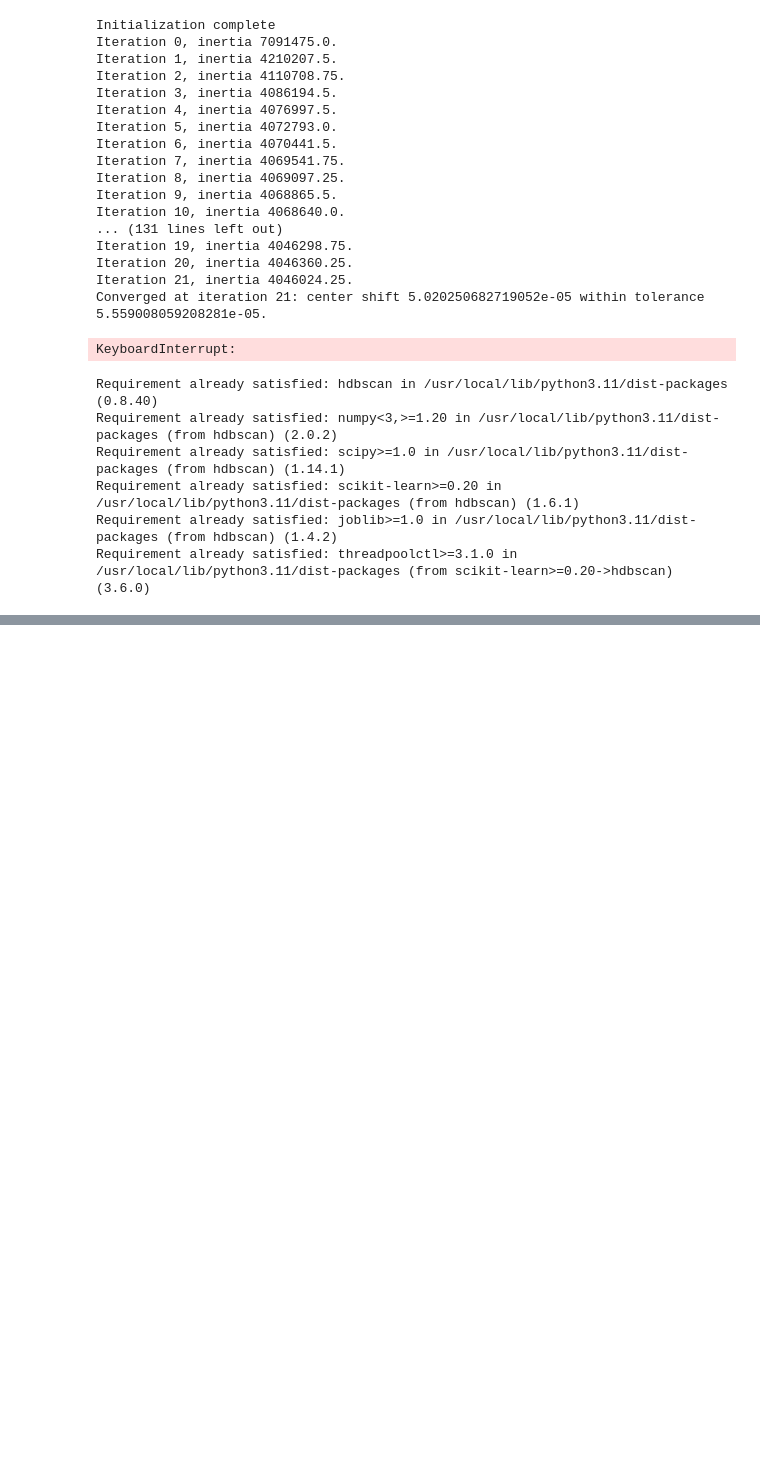
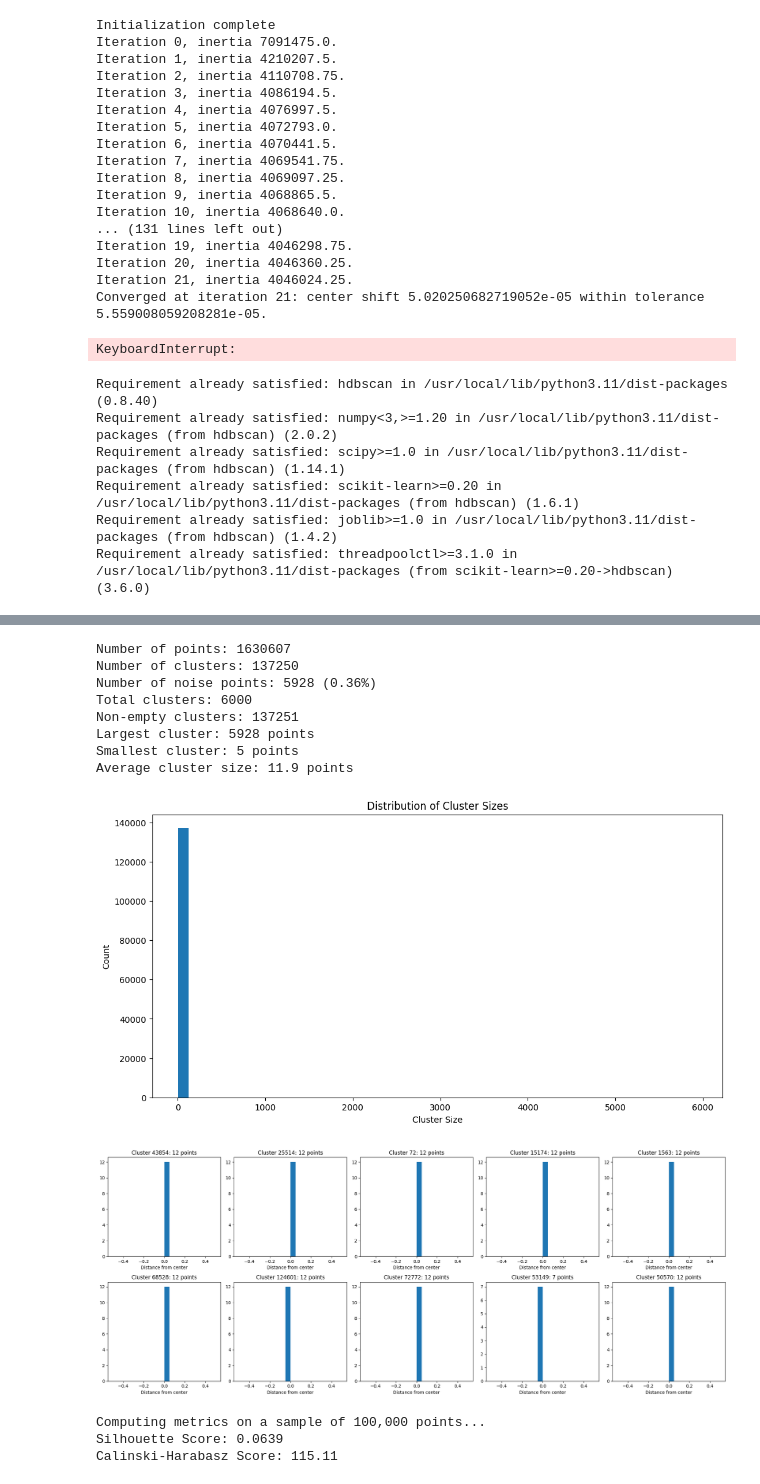
Before and after one commit to Ovanerven/DL2_CodeI-O, a Jupyter notebook: notebook.ipynb, the cells around one changed output, grey strips where cells are left out. Cells and saved outputs as stored; diff of their text form; code cells hidden in the pictures; blank space fills up the shorter version.

```diff
--- a/notebook.ipynb
+++ b/notebook.ipynb
@@ -768,12 +749,11 @@ np.savez('hdbscan_results.npz',
 # %%
-import numpy as np
 
-# Save the cluster labels to a file
-np.save('hdbscan_labels.npy', labels)
+# # Save the cluster labels to a file
+# np.save('hdbscan_labels.npy', labels)
 
-# Save the probabilities to a file
-np.save('hdbscan_probabilities.npy', probabilities)
+# # Save the probabilities to a file
+# np.save('hdbscan_probabilities.npy', probabilities)
 
 # To load them later:
-# loaded_labels = np.load('hdbscan_labels.npy')
-# loaded_probabilities = np.load('hdbscan_probabilities.npy')
+loaded_labels = np.load('hdbscan_labels.npy')
+loaded_probabilities = np.load('hdbscan_probabilities.npy')
@@ -781,0 +760,31 @@ np.save('hdbscan_probabilities.npy', probabilities)
+# %%
+# First, let's see how many clusters HDBSCAN found
+# First check what we have
+print(f"Number of points: {len(loaded_labels)}")
+print(f"Number of clusters: {len(np.unique(loaded_labels))-1}")  # -1 to exclude noise cluster
+print(f"Number of noise points: {np.sum(loaded_labels == -1)} ({np.sum(loaded_labels == -1)/len(loaded_labels):.2%})")
+
+# Run the analysis function
+analyze_clusters(reduced_embeddings, loaded_labels)
+
+# Analyze probabilities
+plt.figure(figsize=(10, 6))
+plt.hist(loaded_probabilities[loaded_labels != -1], bins=50)
+plt.title("Distribution of Cluster Membership Probabilities")
+plt.xlabel("Probability")
+plt.ylabel("Count")
+plt.show()
+# %% [output]
+Number of points: 1630607
+Number of clusters: 137250
+Number of noise points: 5928 (0.36%)
+Total clusters: 6000
+Non-empty clusters: 137251
+Largest cluster: 5928 points
+Smallest cluster: 5 points
+Average cluster size: 11.9 points
+[figure, added]
+[figure, added]
+Computing metrics on a sample of 100,000 points...
+Silhouette Score: 0.0639
+Calinski-Harabasz Score: 115.11
```
Also changed, not shown: parts of 6 cells of this notebook.
